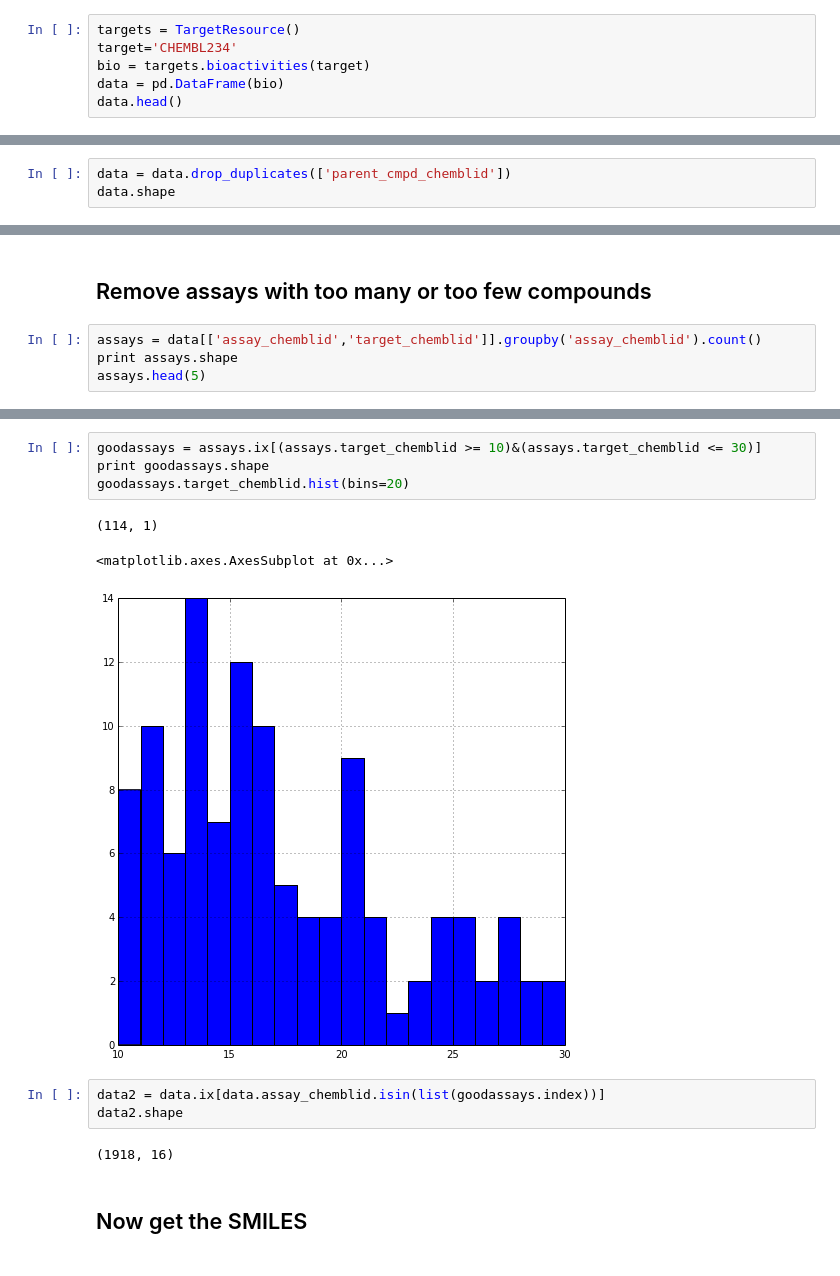
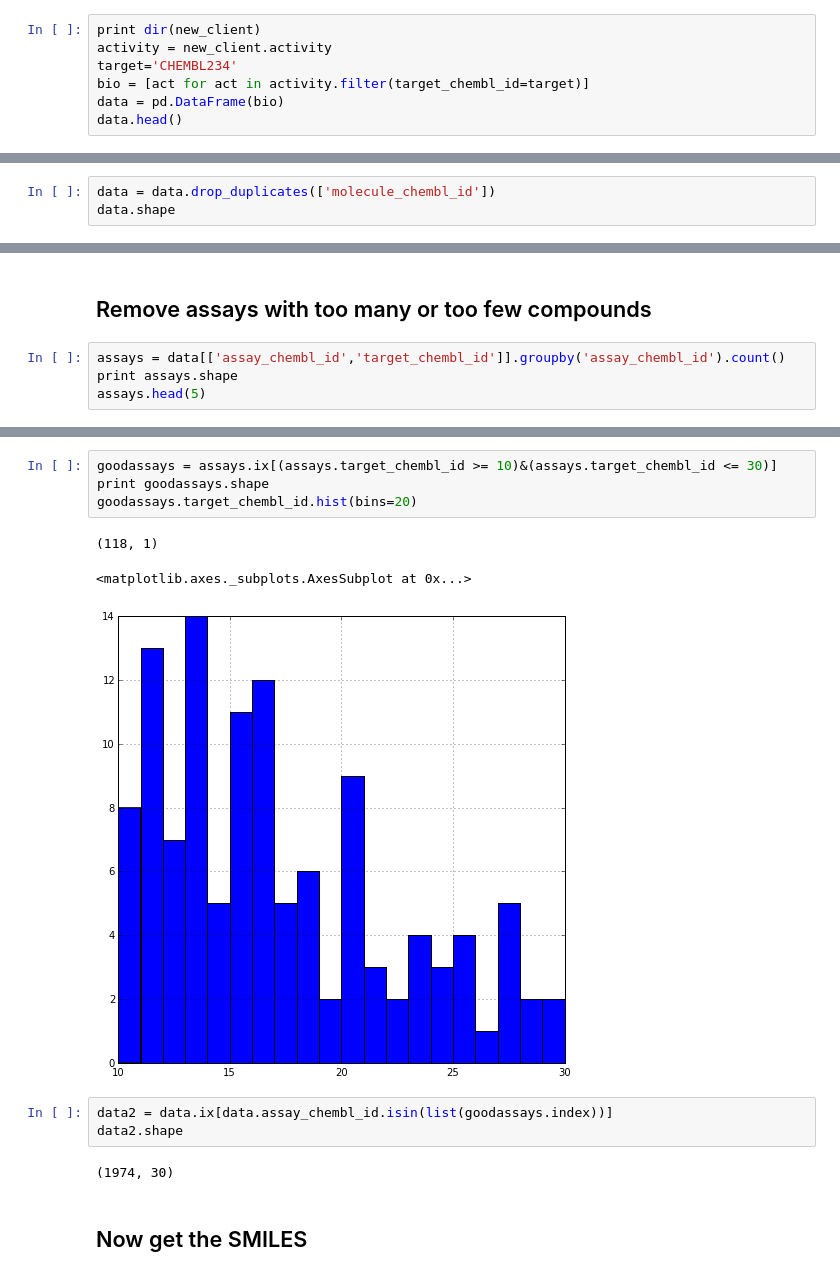
Before and after one commit to chembl/mychembl, a Jupyter notebook: ipython_notebooks/05_myChEMBL_mds_tutorial.ipynb, the cells around one changed output, grey strips where cells are left out. Cells and saved outputs as stored; diff of their text form.

```diff
--- a/ipython_notebooks/05_myChEMBL_mds_tutorial.ipynb
+++ b/ipython_notebooks/05_myChEMBL_mds_tutorial.ipynb
@@ -35,9 +35,10 @@ I'm going to start with a larger dataset so that I can explore the impact of dat
 
 I'll use the Dopamine D3 receptor as the target for this exercise. It's one of the targets we used in both the benchmarking and model fusion papers.
 # %%
-targets = TargetResource()
+print dir(new_client)
+activity = new_client.activity
 target='CHEMBL234'
-bio = targets.bioactivities(target)
+bio = [act for act in activity.filter(target_chembl_id=target)]
 data = pd.DataFrame(bio)
 data.head()
 # %% [output]
@@ -54,6 +57,6 @@ data.shape
 # %% [markdown]
 ## Remove duplicates
 # %%
-data = data.drop_duplicates(['parent_cmpd_chemblid'])
+data = data.drop_duplicates(['molecule_chembl_id'])
 data.shape
 # %% [output]
@@ -61,7 +64,7 @@ data.shape
 # %% [markdown]
 ## Remove assays with too many or too few compounds
 # %%
-assays = data[['assay_chemblid','target_chemblid']].groupby('assay_chemblid').count()
+assays = data[['assay_chembl_id','target_chembl_id']].groupby('assay_chembl_id').count()
 print assays.shape
 assays.head(5)
 # %% [output]
@@ -81,16 +84,16 @@ assays.target_chemblid.hist(bins=20)
 # %%
-goodassays = assays.ix[(assays.target_chemblid >= 10)&(assays.target_chemblid <= 30)]
+goodassays = assays.ix[(assays.target_chembl_id >= 10)&(assays.target_chembl_id <= 30)]
 print goodassays.shape
-goodassays.target_chemblid.hist(bins=20)
+goodassays.target_chembl_id.hist(bins=20)
 # %% [output]
-(114, 1)
+(118, 1)
-<matplotlib.axes.AxesSubplot at 0x...>
+<matplotlib.axes._subplots.AxesSubplot at 0x...>
-[figure, old version]
+[figure, new version]
 # %%
-data2 = data.ix[data.assay_chemblid.isin(list(goodassays.index))]
+data2 = data.ix[data.assay_chembl_id.isin(list(goodassays.index))]
 data2.shape
 # %% [output]
-(1918, 16)
+(1974, 30)
 # %% [markdown]
 ## Now get the SMILES
 # %%
```
Also changed, not shown: parts of 35 cells of this notebook.
